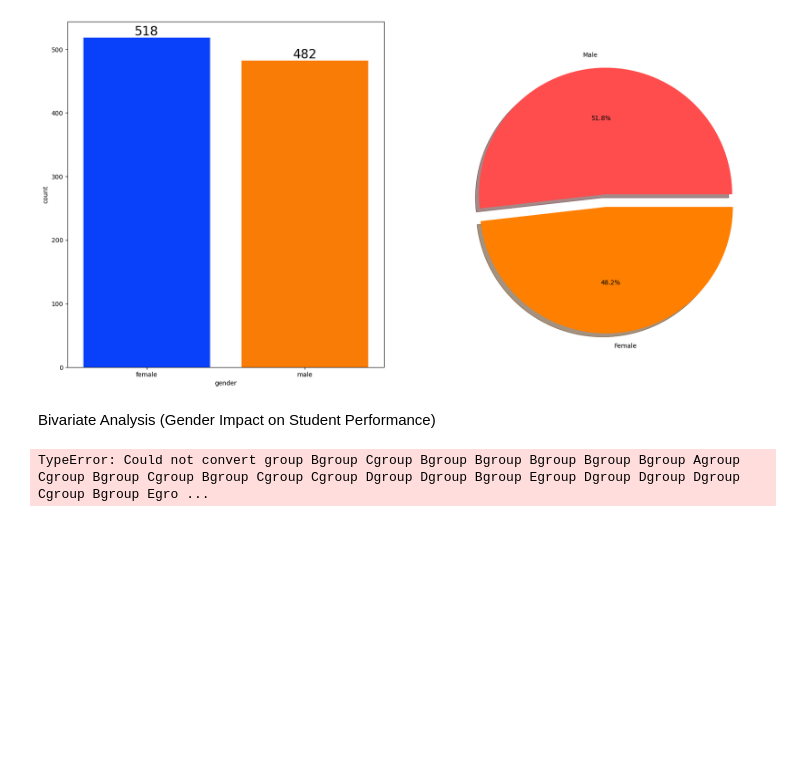
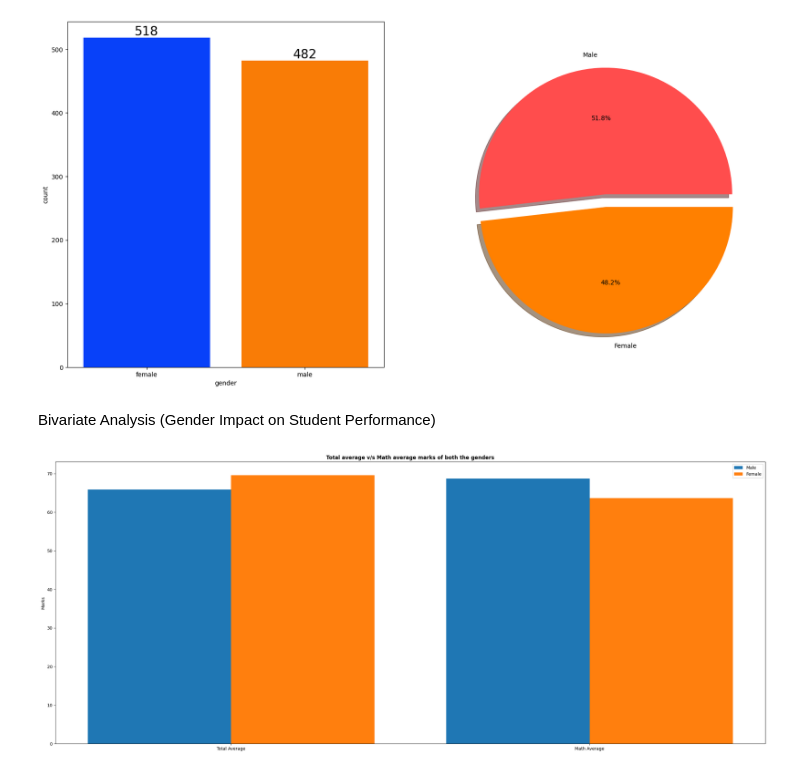
Before and after one commit to rjdp07/mlproject, a Jupyter notebook: notebook/1. EDA STUDENT PERFORMANCE.ipynb, the cells around one changed output. Saved outputs shown, nothing was run; the diff lists cells and outputs as text; code cells hidden in the pictures; blank space fills up the shorter version.

```diff
--- a/notebook/1. EDA STUDENT PERFORMANCE.ipynb
+++ b/notebook/1. EDA STUDENT PERFORMANCE.ipynb
@@ -342,23 +342,21 @@ plt.show()
 # %% [markdown]
 Bivariate Analysis (Gender Impact on Student Performance)
 # %%
-gender_group = df.groupby(['gender']).mean()
+gender_group = df[['gender','average','math_score']].groupby(['gender']).mean()
 
 X = ['Total Average','Math Average']
 
 female_scores = [gender_group['average'][0], gender_group['math_score'][0]]
 male_scores = [gender_group['average'][1], gender_group['math_score'][1]]
 
-X_axis = np.arrange(len(X))
+X_axis = np.arange(len(X))
 plt.bar(X_axis - 0.2, male_scores, 0.4, label = 'Male')
 plt.bar(X_axis + 0.2, female_scores,0.4, label = 'Female')
 
 plt.xticks(X_axis, X)
 plt.ylabel('Marks')
 plt.title("Total average v/s Math average marks of both the genders", fontweight='bold')
 plt.legend()
 plt.show()
+# %% [output]
+[figure, added]
-# %%
-gender_group = df.groupby('gender').mean()
-# %% [output]
-TypeError: Could not convert group Bgroup Cgroup Bgroup Bgroup Bgroup Bgroup Bgroup Agroup Cgroup Bgroup Cgroup Bgroup Cgroup Cgroup Dgroup Dgroup Bgroup Egroup Dgroup Dgroup Dgroup Cgroup Bgroup Egro ...
```
Also changed, not shown: parts of 28 cells of this notebook.
